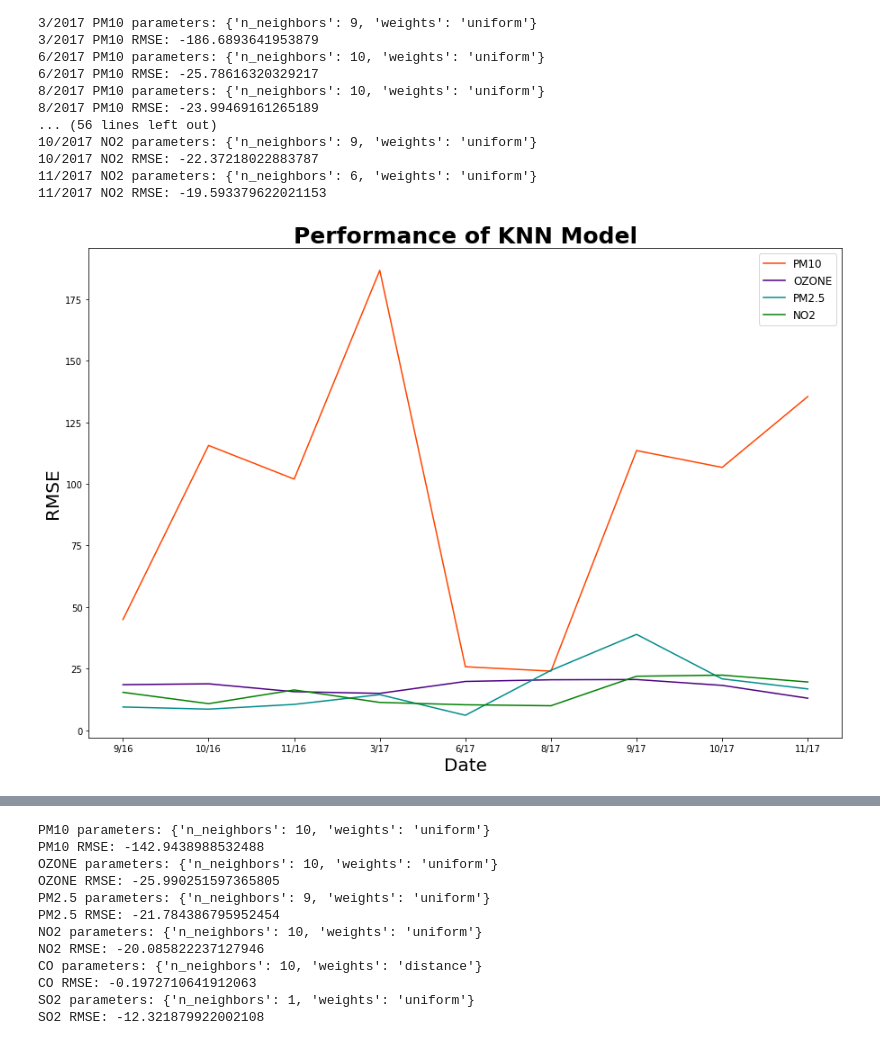
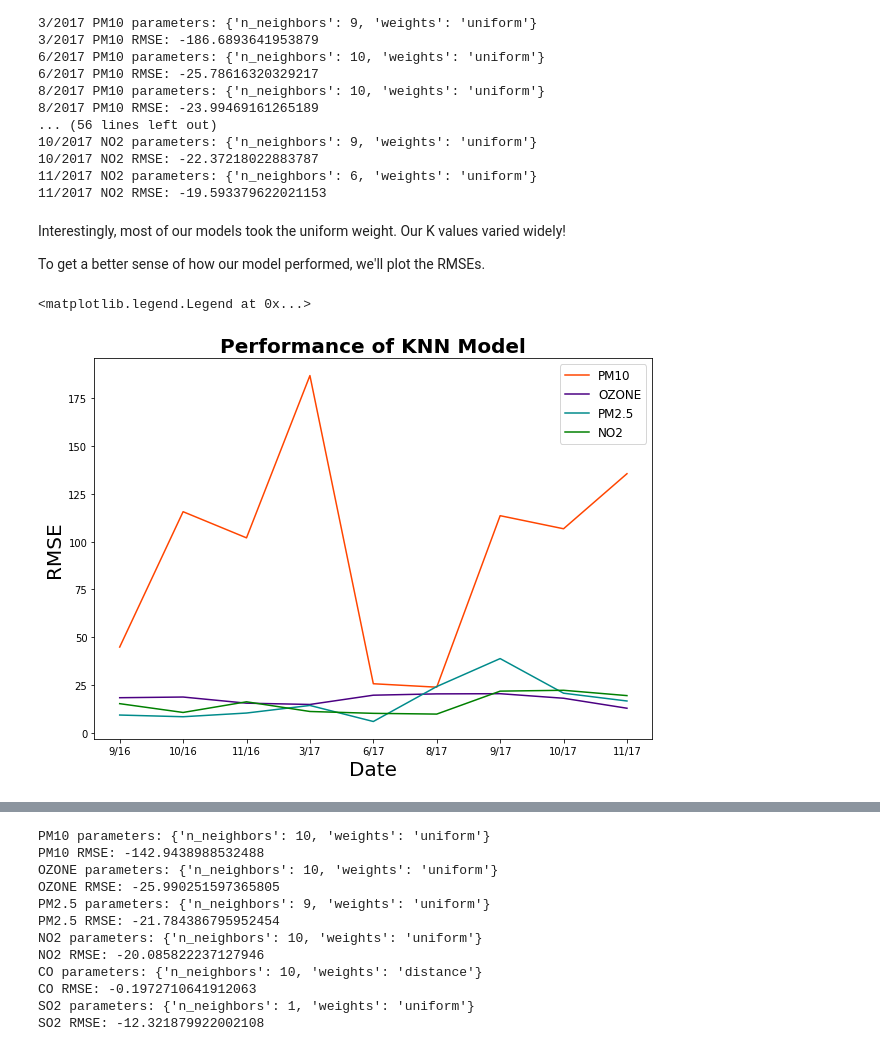
Before and after one commit to hikari-murayama/CA_ag_pollution, a Jupyter notebook: 02_Q1_KNN.ipynb, the cells around one changed output, grey strips where cells are left out. Saved outputs shown, nothing was run; the diff lists cells and outputs as text; code cells hidden in the pictures.

Commit message:
Added additional plots and text

```diff
--- a/02_Q1_KNN.ipynb
+++ b/02_Q1_KNN.ipynb
@@ -208,18 +257,22 @@ for i in range(len(parameters)):
 10/2017 NO2 RMSE: -22.37218022883787
 11/2017 NO2 parameters: {'n_neighbors': 6, 'weights': 'uniform'}
 11/2017 NO2 RMSE: -19.593379622021153
+# %% [markdown]
+Interestingly, most of our models took the uniform weight. Our K values varied widely!
+
+To get a better sense of how our model performed, we'll plot the RMSEs.
 # %%
 #Plot RMSEs
-fig, ax = plt.subplots(figsize = (15, 10))
-plt.title('Performance of KNN Model', size = 25, fontweight = 'bold')
+fig, ax = plt.subplots(figsize = (10, 7))
+plt.title('Performance of KNN Model', size = 20, fontweight = 'bold')
 plt.ylabel('RMSE', size = 20)
 plt.xlabel('Date', size = 20)
 ax.plot(np.arange(1,10), abs(RMSE_array[0, :]), label = 'PM10', color = 'orangered')
 ax.plot(np.arange(1,10), abs(RMSE_array[1,:]), label = 'OZONE', color = 'indigo')
 ax.plot(np.arange(1,10), abs(RMSE_array[2,:]), label = 'PM2.5', color = 'darkcyan')
 ax.plot(np.arange(1,10), abs(RMSE_array[3,:]), label = 'NO2', color = 'green')
 ax.set_xticklabels([0, '9/16', '10/16', '11/16', '3/17', '6/17', '8/17', '9/17', '10/17', '11/17'])
 plt.legend(fontsize = 'large')
-#plt.savefig('Data/KNN.png')
 # %% [output]
+<matplotlib.legend.Legend at 0x...>
-[figure, old version]
+[figure, new version]
```
Also changed, not shown: parts of 40 cells of this notebook.
